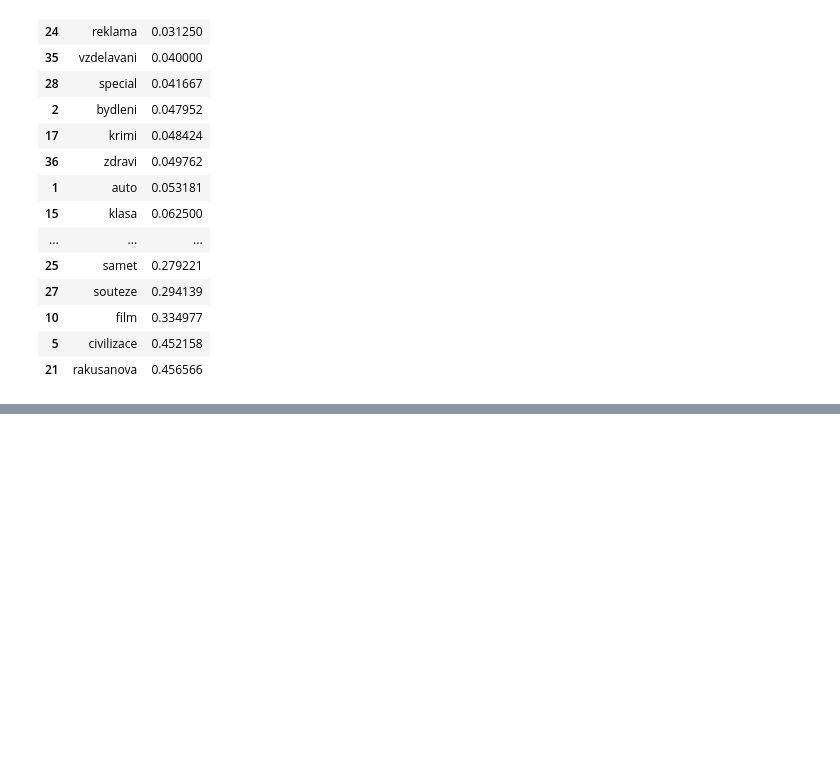
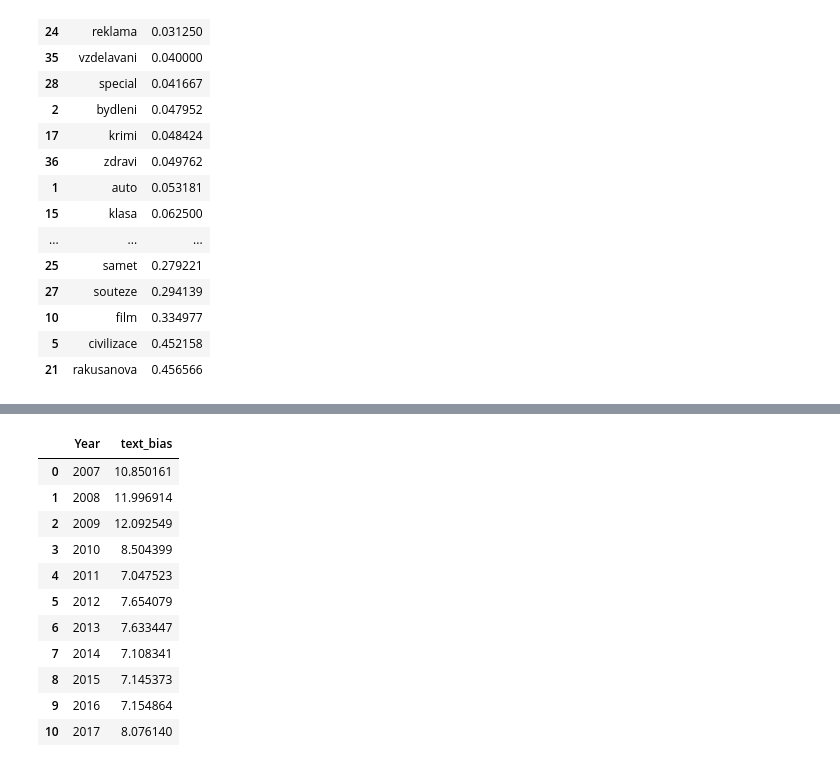
Before and after one commit to horychtom/czech-media-bias-detection, a Jupyter notebook: notebooks/media/full_pipeline/inference_experiments.ipynb, the cells around one changed output, grey strips where cells are left out. Drawn from its saved outputs; the diff is of its cells as text; code cells hidden in the pictures; blank space fills up the shorter version.

```diff
--- a/notebooks/media/full_pipeline/inference_experiments.ipynb
+++ b/notebooks/media/full_pipeline/inference_experiments.ipynb
@@ -290,0 +308,15 @@ df_sections.sort_values(by='text_bias')
+# %%
+df_years
+# %% [output]
+|  | Year | text_bias |
+| 0 | 2007 | 10.850161 |
+| 1 | 2008 | 11.996914 |
+| 2 | 2009 | 12.092549 |
+| 3 | 2010 | 8.504399 |
+| 4 | 2011 | 7.047523 |
+| 5 | 2012 | 7.654079 |
+| 6 | 2013 | 7.633447 |
+| 7 | 2014 | 7.108341 |
+| 8 | 2015 | 7.145373 |
+| 9 | 2016 | 7.154864 |
+| 10 | 2017 | 8.076140 |
```
Also changed, not shown: parts of 40 cells of this notebook.
